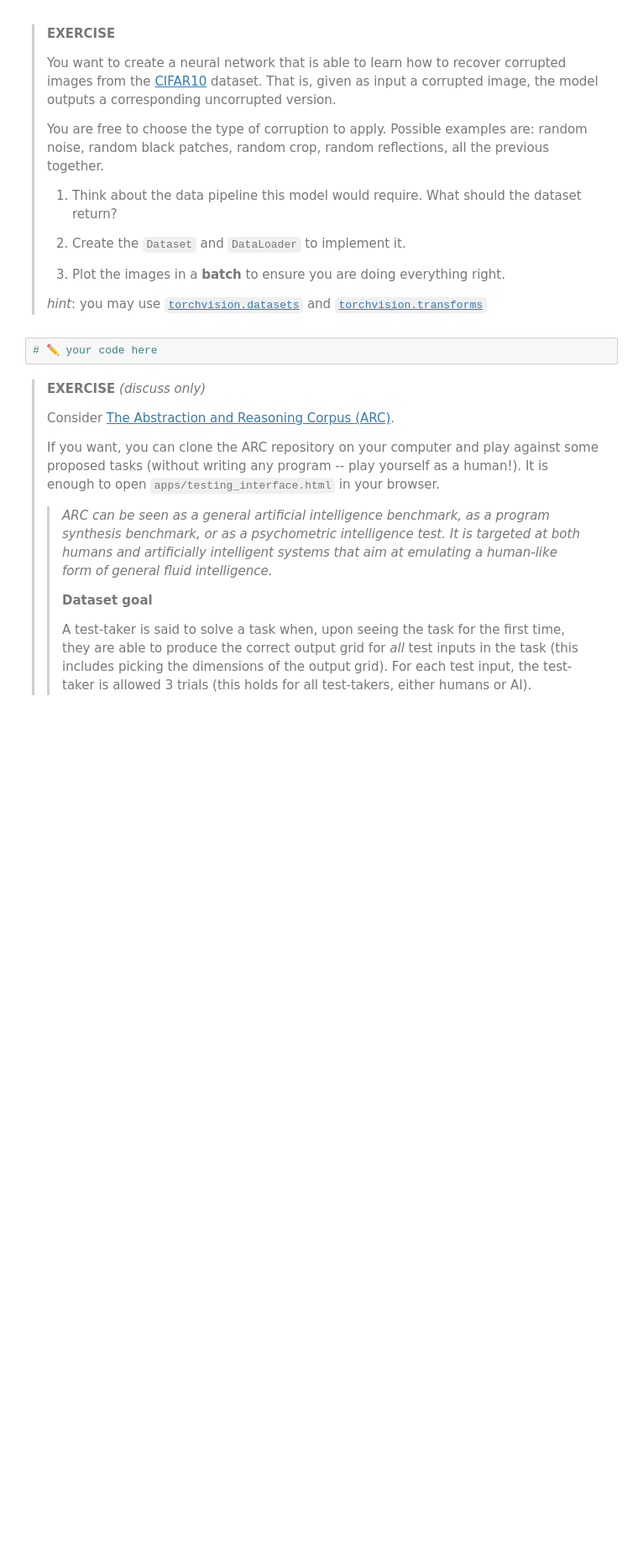
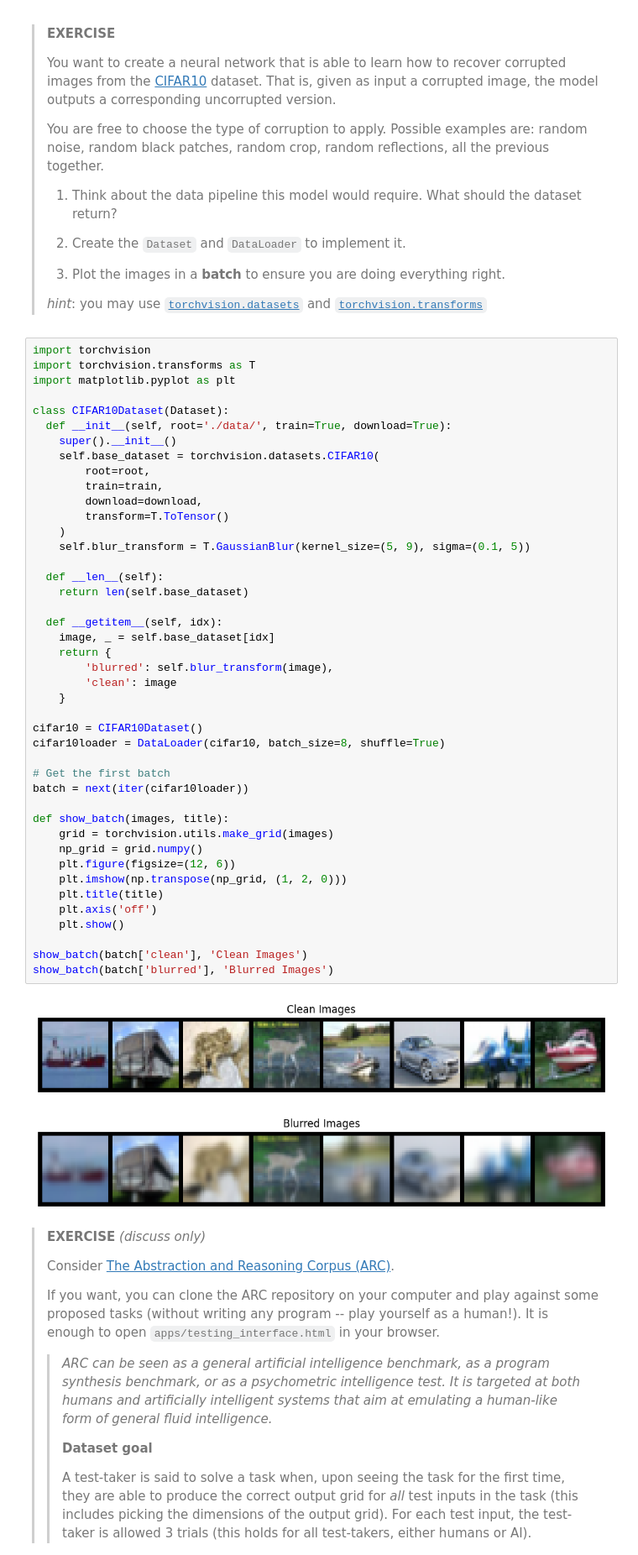
Before and after one commit to Romitoskj/UniversityNotes, a Jupyter notebook: Deep Learning and Artificial Intelligence/Notebooks/03_Linear_models_and_Pytorch_Datasets.ipynb, the cells around one changed output. Shown at 84% size. Drawn from its saved outputs; the diff is of its cells as text; blank space fills up the shorter version.

```diff
--- a/Deep Learning and Artificial Intelligence/Notebooks/03_Linear_models_and_Pytorch_Datasets.ipynb
+++ b/Deep Learning and Artificial Intelligence/Notebooks/03_Linear_models_and_Pytorch_Datasets.ipynb
@@ -1001,8 +1003,52 @@ If even just loading the files from disk is slow, consider changing the way in w
 > 3) Plot the images in a **batch** to ensure you are doing everything right.
 >
 >  *hint*: you may use [`torchvision.datasets`](https://pytorch.org/vision/stable/datasets.html) and [`torchvision.transforms`](https://pytorch.org/vision/stable/transforms.html)
-# %%
-# ✏️ your code here
+# %%
+import torchvision
+import torchvision.transforms as T
+import matplotlib.pyplot as plt
+
+class CIFAR10Dataset(Dataset):
+  def __init__(self, root='./data/', train=True, download=True):
+    super().__init__()
+    self.base_dataset = torchvision.datasets.CIFAR10(
+        root=root,
+        train=train,
+        download=download,
+        transform=T.ToTensor()
+    )
+    self.blur_transform = T.GaussianBlur(kernel_size=(5, 9), sigma=(0.1, 5))
+
+  def __len__(self):
+    return len(self.base_dataset)
+
+  def __getitem__(self, idx):
+    image, _ = self.base_dataset[idx]
+    return {
+        'blurred': self.blur_transform(image),
+        'clean': image
+    }
+
+cifar10 = CIFAR10Dataset()
+cifar10loader = DataLoader(cifar10, batch_size=8, shuffle=True)
+
+# Get the first batch
+batch = next(iter(cifar10loader))
+
+def show_batch(images, title):
+    grid = torchvision.utils.make_grid(images)
+    np_grid = grid.numpy()
+    plt.figure(figsize=(12, 6))
+    plt.imshow(np.transpose(np_grid, (1, 2, 0)))
+    plt.title(title)
+    plt.axis('off')
+    plt.show()
+
+show_batch(batch['clean'], 'Clean Images')
+show_batch(batch['blurred'], 'Blurred Images')
+# %% [output]
+[figure, added]
+[figure, added]
 # %% [markdown]
 > **EXERCISE** *(discuss only)*
 >
```
Also changed, not shown: parts of 4 cells of this notebook.
